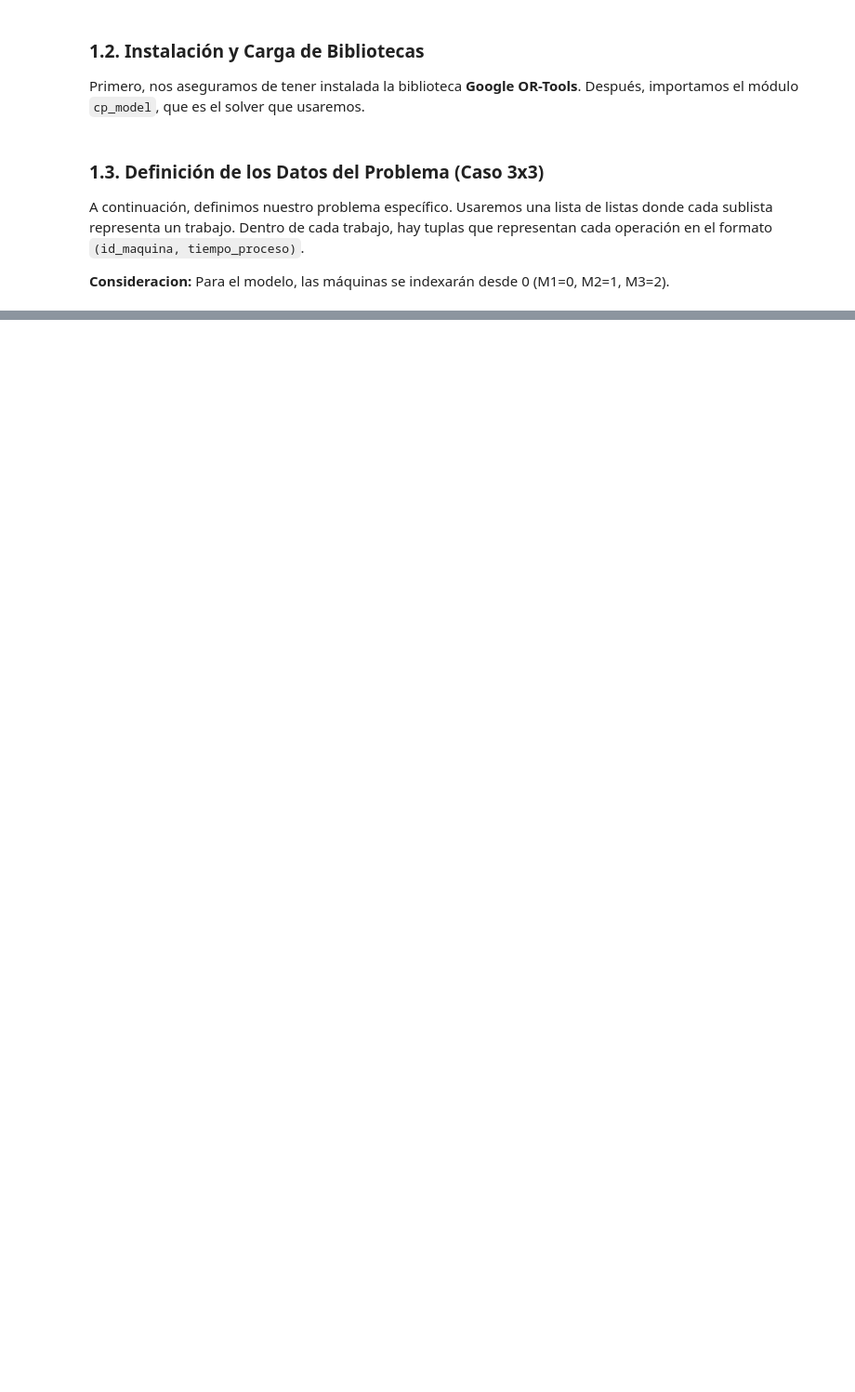
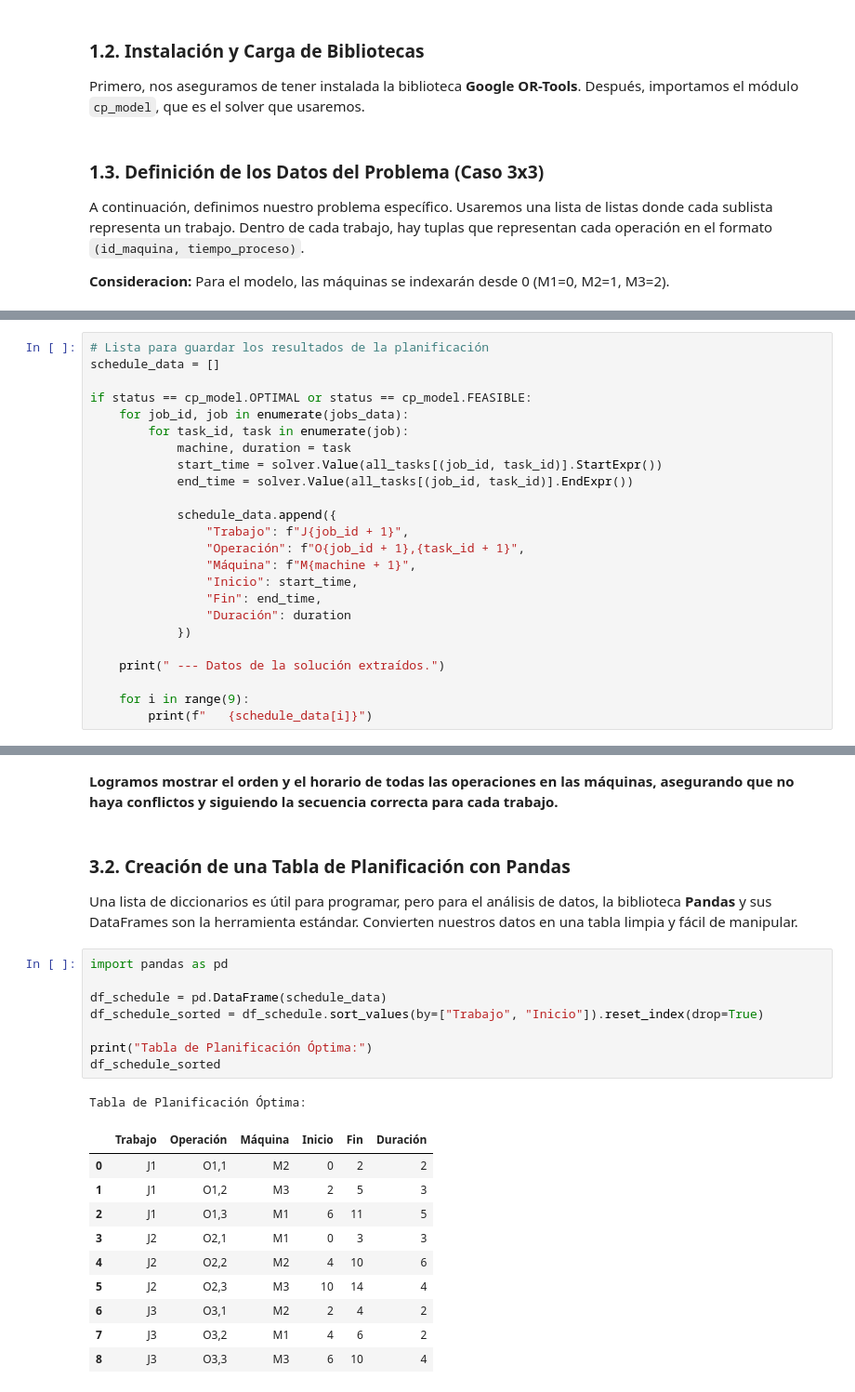
Before and after one commit to EmilianoRdzV/moca-cjshop, a Jupyter notebook: Notebooks/ClassicJobShop.ipynb, the cells around one changed output, grey strips where cells are left out. Shown at 93% size. Cells and saved outputs as stored; diff of their text form; blank space fills up the shorter version.

```diff
--- a/Notebooks/ClassicJobShop.ipynb
+++ b/Notebooks/ClassicJobShop.ipynb
@@ -80,0 +185,24 @@ Problema definido para 3 trabajos y 3 máquinas.
+# %%
+# Lista para guardar los resultados de la planificación
+schedule_data = []
+
+if status == cp_model.OPTIMAL or status == cp_model.FEASIBLE:
+    for job_id, job in enumerate(jobs_data):
+        for task_id, task in enumerate(job):
+            machine, duration = task
+            start_time = solver.Value(all_tasks[(job_id, task_id)].StartExpr())
+            end_time = solver.Value(all_tasks[(job_id, task_id)].EndExpr())
+
+            schedule_data.append({
+                "Trabajo": f"J{job_id + 1}",
+                "Operación": f"O{job_id + 1},{task_id + 1}",
+                "Máquina": f"M{machine + 1}",
+                "Inicio": start_time,
+                "Fin": end_time,
+                "Duración": duration
+            })
+
+    print(" --- Datos de la solución extraídos.")
+
+    for i in range(9):
+        print(f"   {schedule_data[i]}")
@@ -80,0 +222,25 @@ Problema definido para 3 trabajos y 3 máquinas.
+# %% [markdown]
+**Logramos mostrar el orden y el horario de todas las operaciones en las máquinas, asegurando que no haya conflictos y siguiendo la secuencia correcta para cada trabajo.**
+# %% [markdown]
+### <a id="3-2"></a>3.2. Creación de una Tabla de Planificación con Pandas
+Una lista de diccionarios es útil para programar, pero para el análisis de datos, la biblioteca **Pandas** y sus DataFrames son la herramienta estándar. Convierten nuestros datos en una tabla limpia y fácil de manipular.
+# %%
+import pandas as pd
+
+df_schedule = pd.DataFrame(schedule_data)
+df_schedule_sorted = df_schedule.sort_values(by=["Trabajo", "Inicio"]).reset_index(drop=True)
+
+print("Tabla de Planificación Óptima:")
+df_schedule_sorted
+# %% [output]
+Tabla de Planificación Óptima:
+|  | Trabajo | Operación | Máquina | Inicio | Fin | Duración |
+| 0 | J1 | O1,1 | M2 | 0 | 2 | 2 |
+| 1 | J1 | O1,2 | M3 | 2 | 5 | 3 |
+| 2 | J1 | O1,3 | M1 | 6 | 11 | 5 |
+| 3 | J2 | O2,1 | M1 | 0 | 3 | 3 |
+| 4 | J2 | O2,2 | M2 | 4 | 10 | 6 |
+| 5 | J2 | O2,3 | M3 | 10 | 14 | 4 |
+| 6 | J3 | O3,1 | M2 | 2 | 4 | 2 |
+| 7 | J3 | O3,2 | M1 | 4 | 6 | 2 |
+| 8 | J3 | O3,3 | M3 | 6 | 10 | 4 |
```
Also changed, not shown: parts of 24 cells of this notebook, 7 other files.
